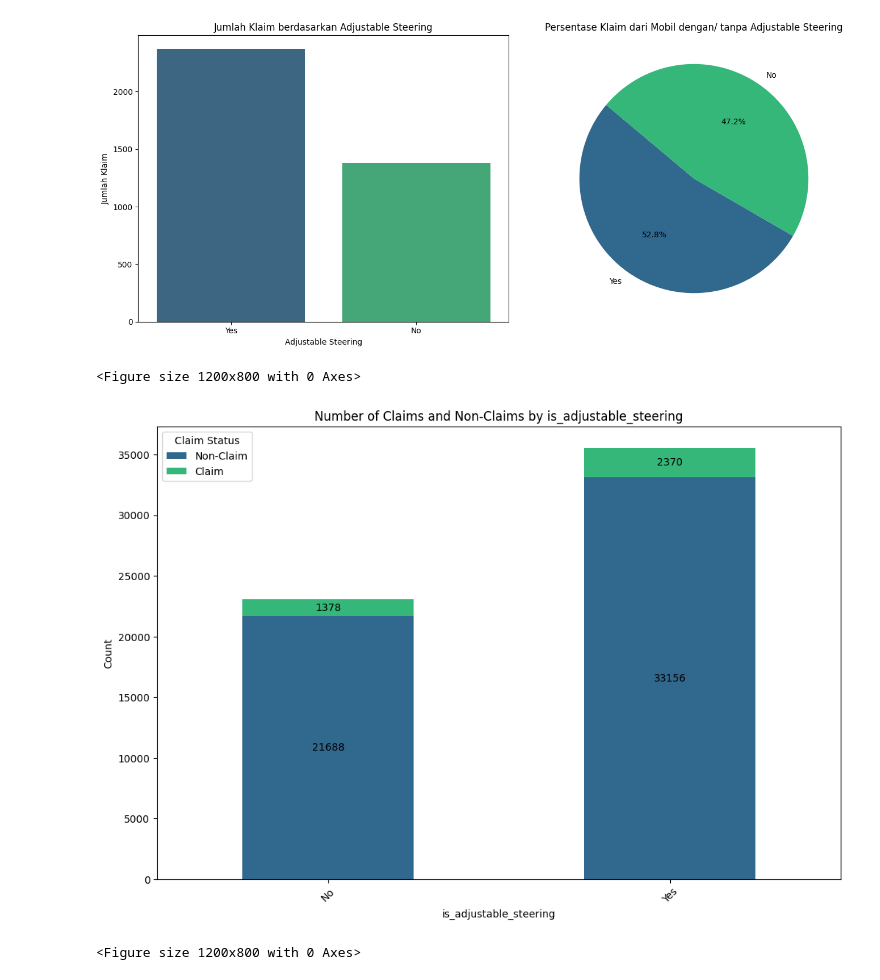
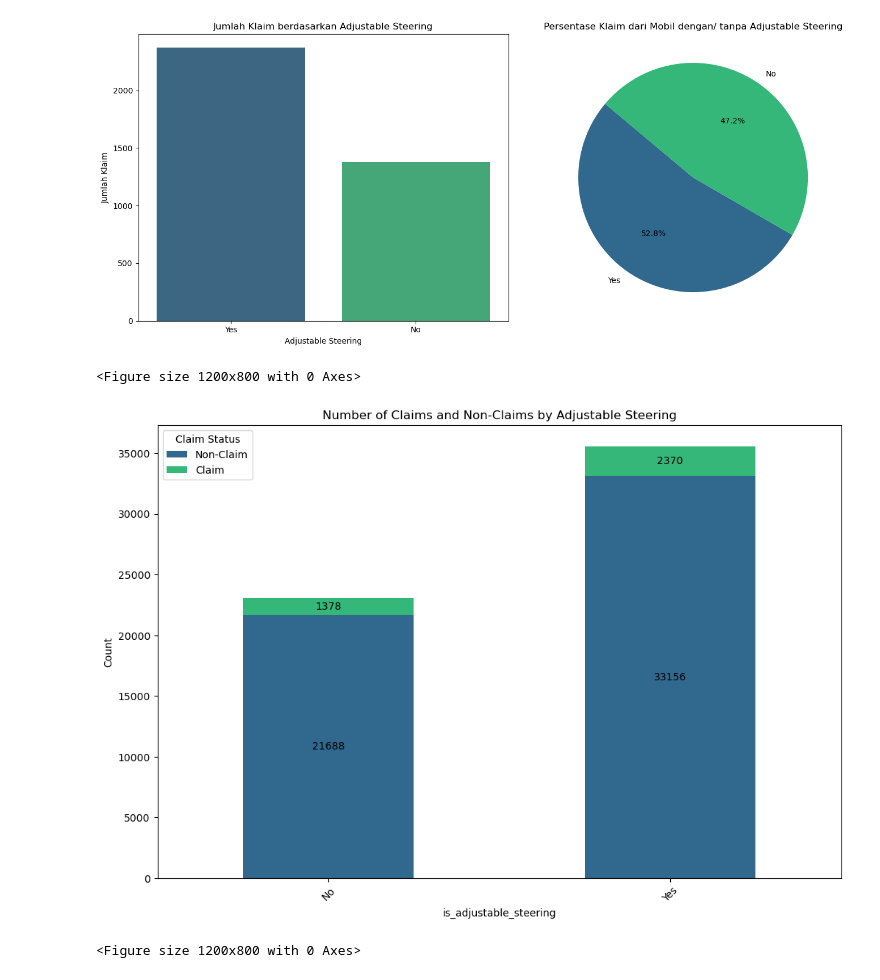
Before and after one commit to evlynEl/BigData, a Jupyter notebook: Projek.ipynb, the cells around one changed output. Drawn from its saved outputs; the diff is of its cells as text; code cells hidden in the pictures.

```diff
--- a/Projek.ipynb
+++ b/Projek.ipynb
@@ -13,8 +13,8 @@ conf = SparkConf().setAppName('myApp') \
 sc = SparkContext(conf=conf)
 spark = SparkSession(sc)
 # %%
-df = spark.read.format('csv').options(header=True).load('C:/users/Devi/NLP/BigData/ProjectBDA/carClaim/train.csv')
-# df = spark.read.format('csv').options(header=True).load('D:/Apps/Anaconda/envs/kuliah/Big Data/dataset/car/train.csv')
+# df = spark.read.format('csv').options(header=True).load('C:/users/Devi/NLP/BigData/ProjectBDA/carClaim/train.csv')
+df = spark.read.format('csv').options(header=True).load('D:/Apps/Anaconda/envs/kuliah/Big Data/dataset/car/train.csv')
 df.show(30, truncate=50)
 # %% [output]
 +---------+-----------------+----------+-------------------+------------+------------------+----+-------+-----+---------+--------------+-----------------+-------------------------+-------+------+----- ...
@@ -516,34 +513,34 @@ Passing `palette` without assigning `hue` is deprecated and will be removed in v
 # %%
 df_grouped = df.groupBy("is_claim", "is_adjustable_steering").agg(count("*").alias("count"))
 
 df_pandas = df_grouped.toPandas()
 
 df_pivot = df_pandas.pivot(index='is_adjustable_steering', columns='is_claim', values='count').fillna(0)
 df_pivot.columns = ['Non-Claim', 'Claim']
 
 viridis_colors = sns.color_palette('viridis', len(df_pivot.columns))
 
 plt.figure(figsize=(12, 8))
 ax = df_pivot.plot(kind='bar', stacked=True, figsize=(12, 8), color=viridis_colors)
 
 # Menambahkan label angka ke grafik
 for p in ax.patches:
     x = p.get_x() + p.get_width() / 2
     y = p.get_y() + p.get_height() / 2
     height = p.get_height()
     if height > 0:  # Pastikan kita tidak menambahkan label untuk batang dengan height 0
         ax.text(x, p.get_y() + height / 2, f'{int(height)}', ha='center', va='center')
 
 plt.xlabel('is_adjustable_steering')
 plt.ylabel('Count')
-plt.title('Number of Claims and Non-Claims by is_adjustable_steering')
+plt.title('Number of Claims and Non-Claims by Adjustable Steering')
 plt.xticks(rotation=45)
 plt.legend(title='Claim Status', labels=['Non-Claim', 'Claim'])
 
 plt.show()
 # %% [output]
 <Figure size 1200x800 with 0 Axes>
-[figure, old version]
+[figure, new version]
 # %%
 df_grouped = df.groupBy("is_claim", "fuel_type", "transmission_type").agg(count("*").alias("count"))
 df_pandas = df_grouped.toPandas()
```
Also changed, not shown: parts of 17 cells of this notebook.
